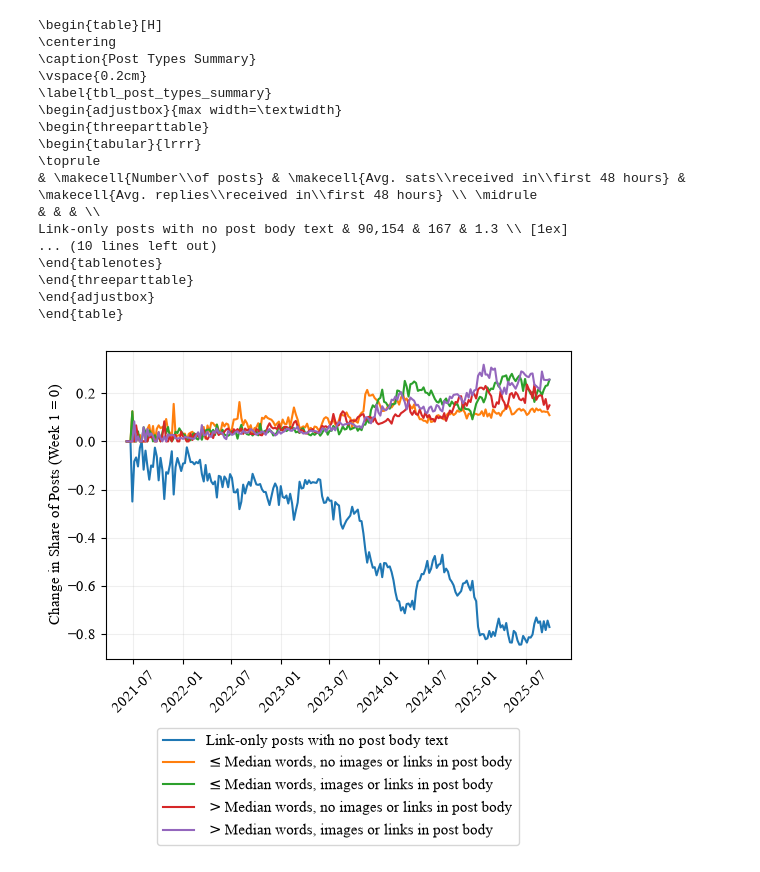
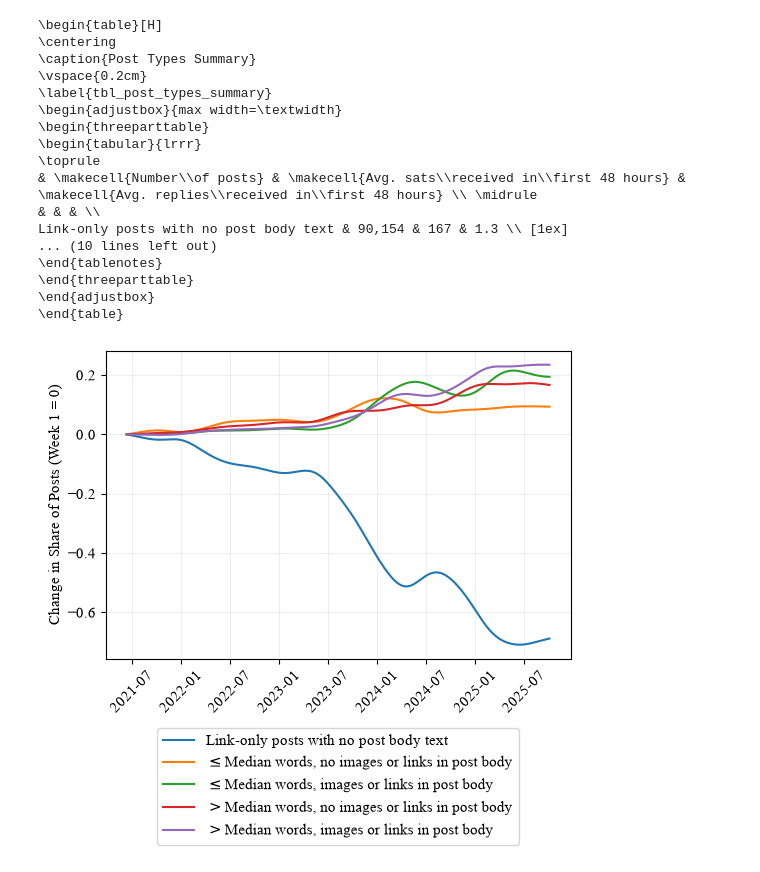
Before and after one commit to ed-kung/sn-research, a Jupyter notebook: src/notebooks/04_learning.ipynb, the cells around one changed output. Saved outputs shown, nothing was run; the diff lists cells and outputs as text; code cells hidden in the pictures.

Commit message:
kernel weighted trends

```diff
--- a/src/notebooks/04_learning.ipynb
+++ b/src/notebooks/04_learning.ipynb
@@ -158,47 +158,43 @@ for c in categories:
     df.loc[df['post_type']==c, f'is_cat_{c}'] = 1
     df[f'cum_sum_lnsats48_{c}'] = df[f'lnsats48_{c}'].shift(1).cumsum()  # cumulative sum of lnsats48 for category c posts up to but not including current post
     df[f'cum_count_{c}'] = df[f'is_cat_{c}'].shift(1).cumsum()  # cumulative count of all category c posts up to but not including current post
-# %%
-# change in composition of post types chart
-
-plot_df = df.groupby('week').agg(
-    share0 = ('is_cat_0', 'mean'),
-    share1 = ('is_cat_1', 'mean'),
-    share2 = ('is_cat_2', 'mean'),
-    share3 = ('is_cat_3', 'mean'),
-    share4 = ('is_cat_4', 'mean')
-).reset_index()
-plot_df = plot_df.sort_values(by='week', ascending=True)
-
-for c in categories:
-    plot_df[f'y{c}'] = plot_df[f'share{c}'] - plot_df.iloc[0][f'share{c}']
-
-plt.figure(figsize=(6, 4))
-for c in categories:
-    plt.plot(plot_df['week'], plot_df[f'y{c}'])
-plt.xticks(rotation=45)
-plt.grid(alpha=0.2)
-plt.ylabel('Change in Share of Posts (Week 1 = 0)')
-plt.legend([v for k, v in category_labels.items()], loc='upper center', bbox_to_anchor=(0.5, -0.2))
-plt.savefig(os.path.join(LOCAL_PATH, "results", "fig_v4v_q_trend.pdf"), bbox_inches='tight')
-
-tex = r"""
-\begin{figure}[H]
-\caption{Change in Post Composition Over Time} \label{fig_v4v_q_trend}
-\vspace{-0.8cm}
-\begin{center}
-\begin{adjustbox}{width=\textwidth}
-\includegraphics{results/fig_v4v_q_trend.pdf}
-\end{adjustbox}
-\end{center}
-\vspace{-0.5cm}
-\footnotesize \textit{Note:} Shows how the share of each type of post changed since the first week. See Section \ref{sec_v4v} for a more detailed description of each post type.
-\end{figure}
-"""
-with open(os.path.join(LOCAL_PATH, "results", "fig_v4v_q_trend.tex"), "w") as f:
-    f.write(tex)
-# %% [output]
-[figure, removed]
+# %%
+T0 = df['created_at'].min()
+X = np.array((df['created_at'] - T0) / pd.Timedelta(days=1))
+GRID = np.linspace(X.min(), X.max(), 1000)
+TGRID = T0 + GRID*pd.Timedelta(days=1)
+bw = 60 # days
+
+plt.figure(figsize=(6, 4))
+y = {}
+for c in categories:
+    Y = df[f'is_cat_{c}'].to_numpy()
+    y[c], _, _ = utils.weighted_kreg(X, Y, df['ones'].to_numpy(), bw, GRID, nboot=0)
+    plt.plot(TGRID, y[c] - y[c][0], label=category_labels[c])
+plt.xticks(rotation=45)
+plt.grid(alpha=0.2)
+plt.ylabel('Change in Share of Posts (Week 1 = 0)')
+plt.legend(loc='upper center', bbox_to_anchor=(0.5, -0.2))
+
+plt.savefig(os.path.join(LOCAL_PATH, "results", "fig_v4v_q_trend.pdf"), bbox_inches='tight')
+
+tex = r"""
+\begin{figure}[H]
+\caption{Change in Post Composition Over Time} \label{fig_v4v_q_trend}
+\vspace{-0.8cm}
+\begin{center}
+\begin{adjustbox}{width=\textwidth}
+\includegraphics{results/fig_v4v_q_trend.pdf}
+\end{adjustbox}
+\end{center}
+\vspace{-0.5cm}
+\footnotesize \textit{Note:} Shows how the share of each type of post changed since the first week. See Section \ref{sec_v4v} for a more detailed description of each post type.
+\end{figure}
+"""
+with open(os.path.join(LOCAL_PATH, "results", "fig_v4v_q_trend.tex"), "w") as f:
+    f.write(tex)
+# %% [output]
+[figure, added]
 # %%
 # mapping of user ids to index of user's first post
 user_first_post_idx = {}
```
Also changed, not shown: 1 other file.
